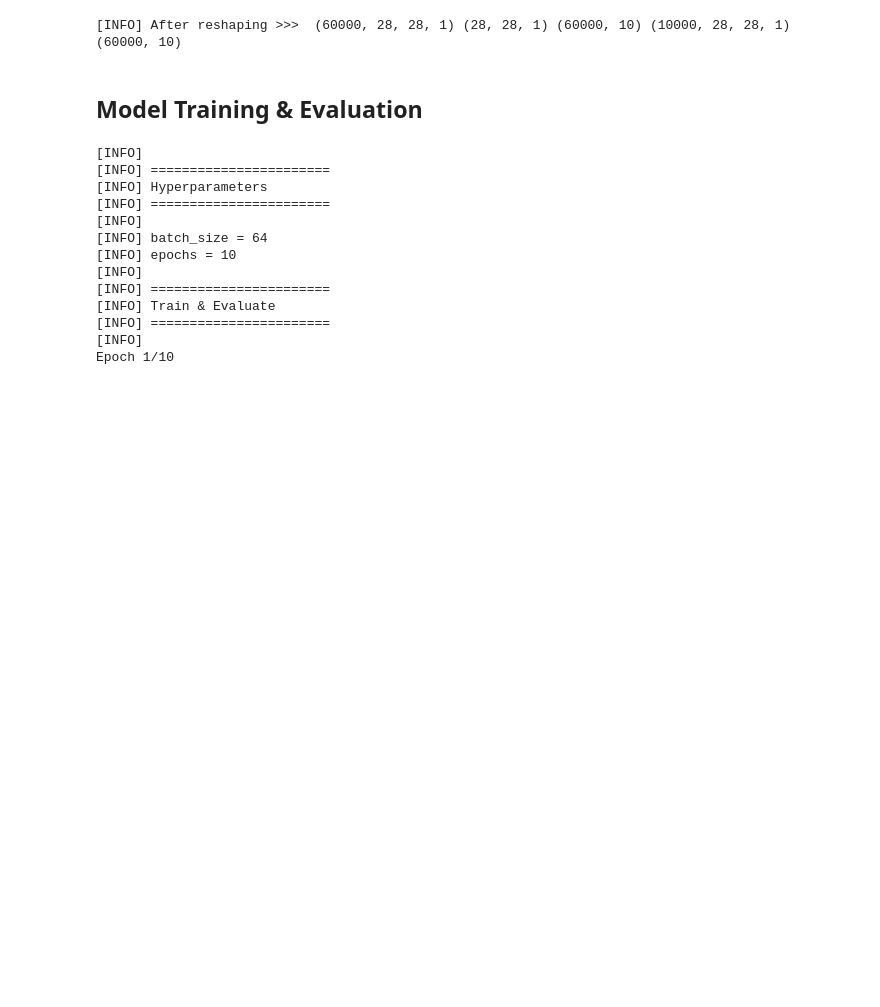
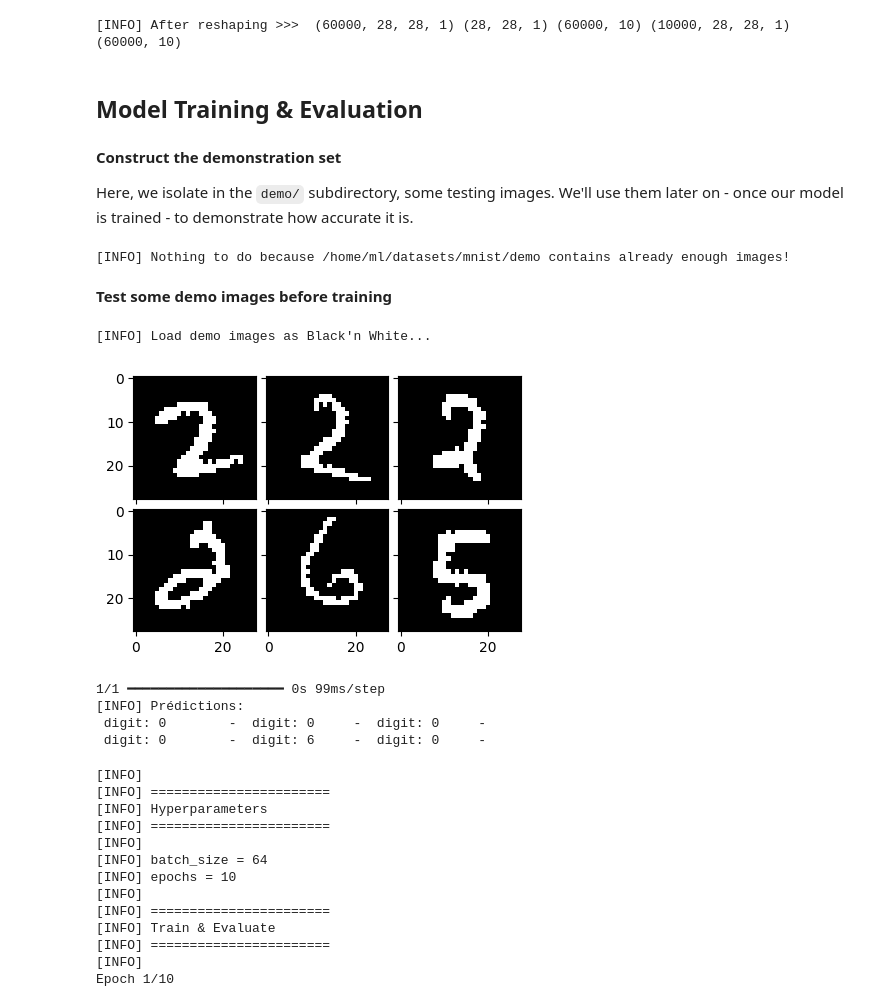
Before and after one commit to regisklaconsulting/become-ai-dev-part-1, a Jupyter notebook: Module-03/notebooks/mnist-CNN-classifier-LEVEL-HERO-DEMO-GPU.ipynb, the cells around one changed output. Cells and saved outputs as stored; diff of their text form; code cells hidden in the pictures; blank space fills up the shorter version.

```diff
--- a/Module-03/notebooks/mnist-cnn-classifier-LEVEL-HERO-DEMO-GPU.ipynb
+++ b/Module-03/notebooks/mnist-CNN-classifier-LEVEL-HERO-DEMO-GPU.ipynb
@@ -257,6 +256,83 @@ print("[INFO] After reshaping >>> ", X_train.shape, X_train[0].shape, y_train.sh
 [INFO] After reshaping >>>  (60000, 28, 28, 1) (28, 28, 1) (60000, 10) (10000, 28, 28, 1) (60000, 10)
 # %% [markdown]
 ## Model Training & Evaluation
+# %% [markdown]
+__Construct the demonstration set__
+
+Here, we isolate in the `demo/` subdirectory, some testing images. We'll use them later on - once our model is trained - to demonstrate how accurate it is.
+# %%
+def reconstruct_demo_dir(nb, from_set, target_dir):
+    # randomly collect the indices
+    demo_rnd_indices = np.random.randint(1, high=len(from_set), size=nb)
+    for i in demo_rnd_indices:
+        plt.imsave(os.path.join(target_dir, demo_prefix + str(i) + ".jpg"), from_set[i], cmap='gray')
+    print(f"[INFO] {len(demo_rnd_indices)} images have been created in {target_dir}")
+
+# check if the demo dir exists and contains at least nb_demo files
+
+if os.path.exists(DEMO_DIR):
+    nb_files = len([name for name in os.listdir(DEMO_DIR) if os.path.isfile(os.path.join(DEMO_DIR, name))])
+    if nb_files < nb_demo:
+        # So you can safely manually add demo file
+        reconstruct_demo_dir(nb=nb_demo, from_set=test_x_ndarray, target_dir=DEMO_DIR)
+    else:
+        print(f"[INFO] Nothing to do because {DEMO_DIR} contains already enough images!")
+else:
+    reconstruct_demo_dir(nb=nb_demo, from_set=test_x_ndarray, target_dir=DEMO_DIR)
+# %% [output]
+[INFO] Nothing to do because /home/ml/datasets/mnist/demo contains already enough images!
+# %% [markdown]
+__Test some demo images before training__
+# %%
+nb_imgs = 6
+nb_rows = 2
+nb_cols = 3
+
+# load as b&w images
+print("[INFO] Load demo images as Black'n White... ")
+demo_imgs = [Image.open(os.path.join(DEMO_DIR, name)).convert('1') for name in os.listdir(DEMO_DIR)[:nb_imgs]]
+
+fig = plt.figure(figsize=(5., 5.))
+grid = ImageGrid(
+    fig, 111,  # similar to subplot(111)
+    nrows_ncols=(nb_rows, nb_cols),
+    axes_pad=0.1,
+)
+
+for ax, img in zip(grid, demo_imgs):
+    ax.imshow(img)
+plt.show()
+
+# Now let's predict
+
+demo_imgs_arrays = np.array([
+    np.asarray(demo_img).reshape(demo_img.size[0], demo_img.size[1], 1)
+    for demo_img in demo_imgs
+])
+raw_predictions = model.predict(demo_imgs_arrays)
+
+refined_predictions = []
+for rp in raw_predictions:
+    refined_predictions.append(np.argmax(rp))
+
+print("[INFO] Prédictions:")
+
+msg_pred = ""
+cpt = 0
+for i in range(nb_rows):
+    for j in range(nb_cols):
+        msg_pred += f" digit: {refined_predictions[cpt]} \t - "
+        cpt += 1
+    msg_pred += "\n"
+
+print(msg_pred)
+# %% [output]
+[INFO] Load demo images as Black'n White...
+[figure, added]
+1/1 ━━━━━━━━━━━━━━━━━━━━ 0s 99ms/step
+[INFO] Prédictions:
+ digit: 0        -  digit: 0     -  digit: 0     -
+ digit: 0        -  digit: 6     -  digit: 0     -
 # %%
 # Remind the hyperparameters values
 
```
Also changed, not shown: parts of 12 cells of this notebook, 3 other files.
